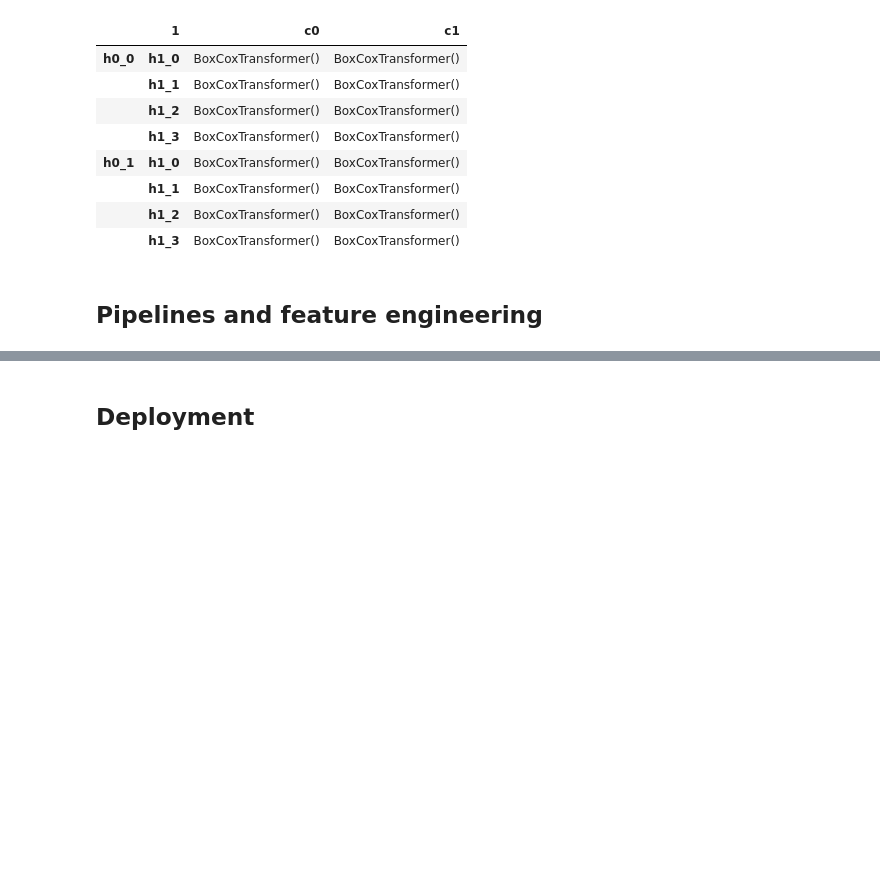
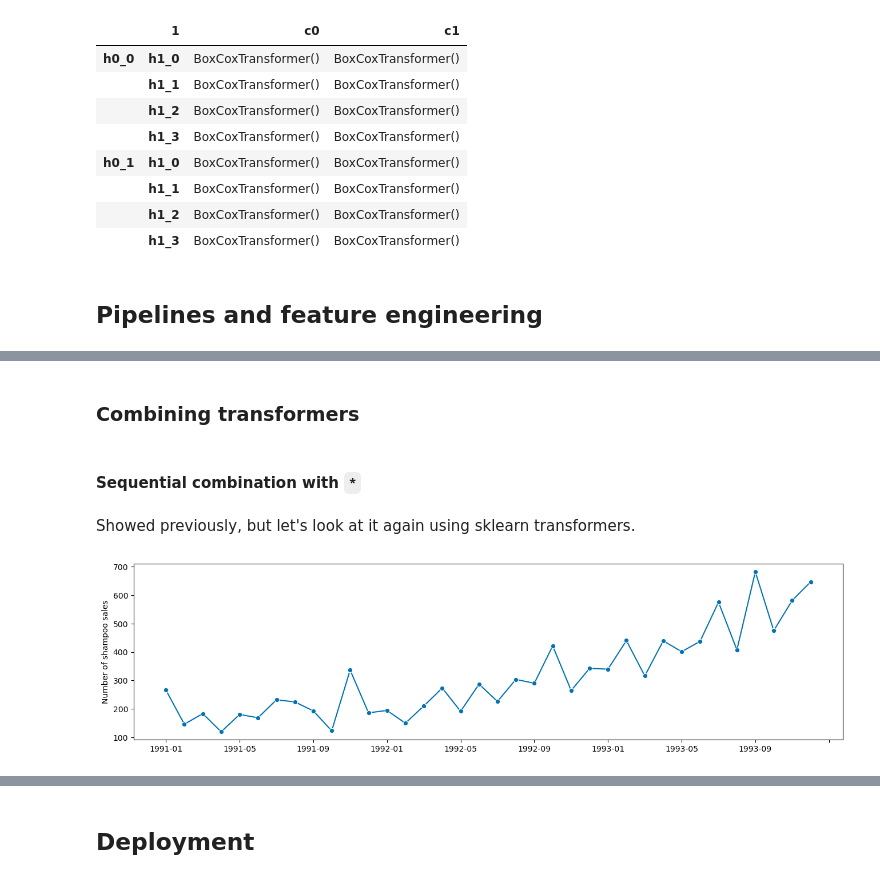
Before and after one commit to sktime/sktime-tutorial-ODSC-Europe-2023, a Jupyter notebook: notebooks/04_advanced.ipynb, the cells around one changed output, grey strips where cells are left out. Drawn from its saved outputs; the diff is of its cells as text; code cells hidden in the pictures; blank space fills up the shorter version.

```diff
--- a/notebooks/04_advanced.ipynb
+++ b/notebooks/04_advanced.ipynb
@@ -232,0 +322,15 @@ boxcox.transformers_
+# %% [markdown]
+### Combining transformers
+# %% [markdown]
+#### Sequential combination with `*`
+# %% [markdown]
+Showed previously, but let's look at it again using sklearn transformers.
+# %%
+from sktime.datasets import load_shampoo_sales
+from sktime.utils.plotting import plot_series
+
+y = load_shampoo_sales()
+
+fig, ax = plot_series(y)
+# %% [output]
+[figure, added]
```
Also changed, not shown: parts of 31 cells of this notebook.
